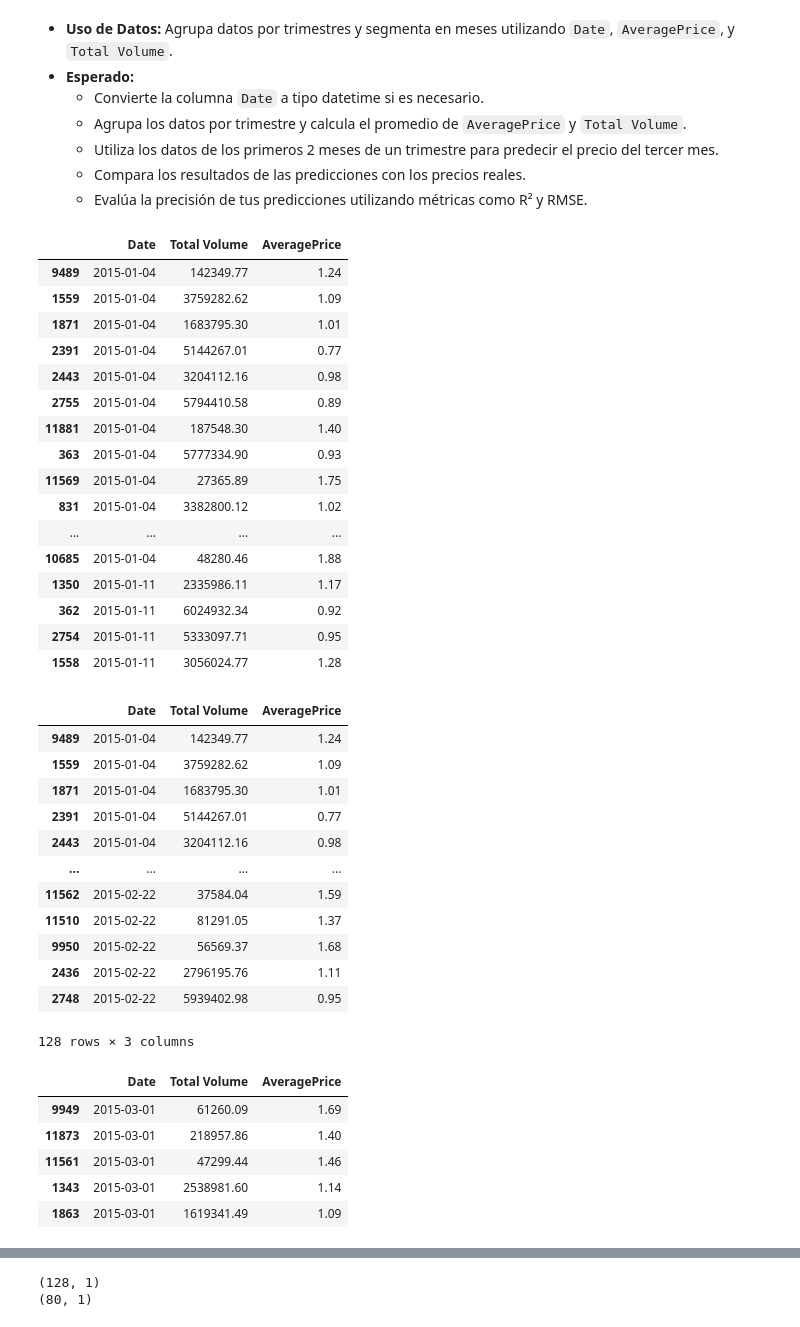
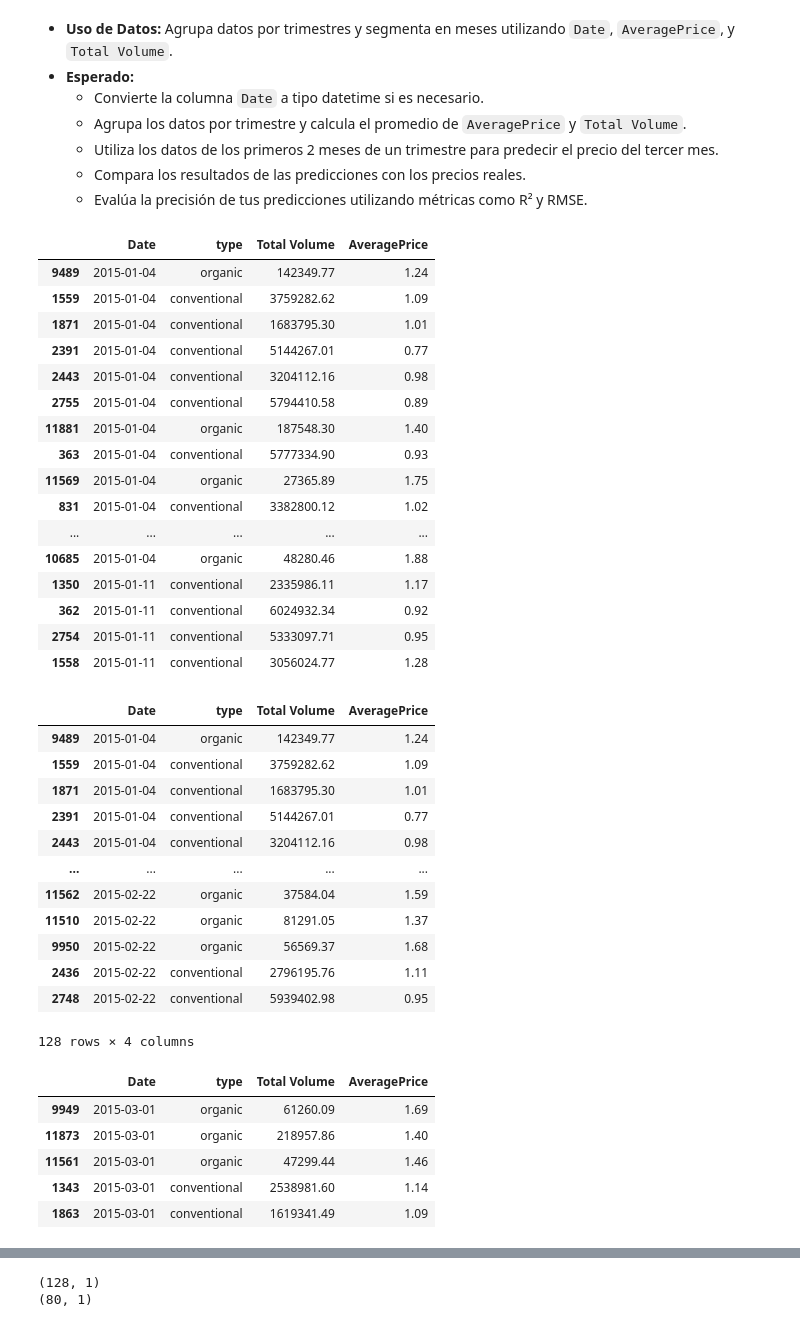
Before and after one commit to albagd77/MAGic-Avocado-TP1, a Jupyter notebook: 05_correlacion_y_regresion.ipynb, the cells around one changed output, grey strips where cells are left out. Drawn from its saved outputs; the diff is of its cells as text; code cells hidden in the pictures.

```diff
--- a/05_correlacion_y_regresion.ipynb
+++ b/05_correlacion_y_regresion.ipynb
@@ -182,33 +182,33 @@ plt.show()
      - Compara los resultados de las predicciones con los precios reales.
      - Evalúa la precisión de tus predicciones utilizando métricas como R² y RMSE.
 # %%
-df_predic=greater_regions[['Date', 'Total Volume', 'AveragePrice']]
+df_predic=greater_regions[['Date', 'type', 'Total Volume', 'AveragePrice']]
 df_prediccion=df_predic.copy()
 # Asegurarse de que 'Date' esté en formato datetime
 df_prediccion['Date'] = pd.to_datetime(df_prediccion['Date'])
 
 # Ordenar por 'Date' en orden ascendente
 df_ordenado_por_fecha = df_prediccion.sort_values(by='Date', ascending=True)
 
 df_ordenado_por_fecha.head(20)
 # %% [output]
-|  | Date | Total Volume | AveragePrice |
-| 9489 | 2015-01-04 | 142349.77 | 1.24 |
-| 1559 | 2015-01-04 | 3759282.62 | 1.09 |
-| 1871 | 2015-01-04 | 1683795.30 | 1.01 |
-| 2391 | 2015-01-04 | 5144267.01 | 0.77 |
-| 2443 | 2015-01-04 | 3204112.16 | 0.98 |
-| 2755 | 2015-01-04 | 5794410.58 | 0.89 |
-| 11881 | 2015-01-04 | 187548.30 | 1.40 |
-| 363 | 2015-01-04 | 5777334.90 | 0.93 |
-| 11569 | 2015-01-04 | 27365.89 | 1.75 |
-| 831 | 2015-01-04 | 3382800.12 | 1.02 |
-| ... | ... | ... | ... |
-| 10685 | 2015-01-04 | 48280.46 | 1.88 |
-| 1350 | 2015-01-11 | 2335986.11 | 1.17 |
-| 362 | 2015-01-11 | 6024932.34 | 0.92 |
-| 2754 | 2015-01-11 | 5333097.71 | 0.95 |
-| 1558 | 2015-01-11 | 3056024.77 | 1.28 |
+|  | Date | type | Total Volume | AveragePrice |
+| 9489 | 2015-01-04 | organic | 142349.77 | 1.24 |
+| 1559 | 2015-01-04 | conventional | 3759282.62 | 1.09 |
+| 1871 | 2015-01-04 | conventional | 1683795.30 | 1.01 |
+| 2391 | 2015-01-04 | conventional | 5144267.01 | 0.77 |
+| 2443 | 2015-01-04 | conventional | 3204112.16 | 0.98 |
+| 2755 | 2015-01-04 | conventional | 5794410.58 | 0.89 |
+| 11881 | 2015-01-04 | organic | 187548.30 | 1.40 |
+| 363 | 2015-01-04 | conventional | 5777334.90 | 0.93 |
+| 11569 | 2015-01-04 | organic | 27365.89 | 1.75 |
+| 831 | 2015-01-04 | conventional | 3382800.12 | 1.02 |
+| ... | ... | ... | ... | ... |
+| 10685 | 2015-01-04 | organic | 48280.46 | 1.88 |
+| 1350 | 2015-01-11 | conventional | 2335986.11 | 1.17 |
+| 362 | 2015-01-11 | conventional | 6024932.34 | 0.92 |
+| 2754 | 2015-01-11 | conventional | 5333097.71 | 0.95 |
+| 1558 | 2015-01-11 | conventional | 3056024.77 | 1.28 |
 # %%
 # Obtener el primer año del DataFrame
 primer_año = df_ordenado_por_fecha['Date'].dt.year.min()
@@ -221,19 +221,19 @@ df_filtrado = df_ordenado_por_fecha[
 
 df_filtrado
 # %% [output]
-|  | Date | Total Volume | AveragePrice |
-| 9489 | 2015-01-04 | 142349.77 | 1.24 |
-| 1559 | 2015-01-04 | 3759282.62 | 1.09 |
-| 1871 | 2015-01-04 | 1683795.30 | 1.01 |
-| 2391 | 2015-01-04 | 5144267.01 | 0.77 |
-| 2443 | 2015-01-04 | 3204112.16 | 0.98 |
-| ... | ... | ... | ... |
-| 11562 | 2015-02-22 | 37584.04 | 1.59 |
-| 11510 | 2015-02-22 | 81291.05 | 1.37 |
-| 9950 | 2015-02-22 | 56569.37 | 1.68 |
-| 2436 | 2015-02-22 | 2796195.76 | 1.11 |
-| 2748 | 2015-02-22 | 5939402.98 | 0.95 |
+|  | Date | type | Total Volume | AveragePrice |
+| 9489 | 2015-01-04 | organic | 142349.77 | 1.24 |
+| 1559 | 2015-01-04 | conventional | 3759282.62 | 1.09 |
+| 1871 | 2015-01-04 | conventional | 1683795.30 | 1.01 |
+| 2391 | 2015-01-04 | conventional | 5144267.01 | 0.77 |
+| 2443 | 2015-01-04 | conventional | 3204112.16 | 0.98 |
+| ... | ... | ... | ... | ... |
+| 11562 | 2015-02-22 | organic | 37584.04 | 1.59 |
+| 11510 | 2015-02-22 | organic | 81291.05 | 1.37 |
+| 9950 | 2015-02-22 | organic | 56569.37 | 1.68 |
+| 2436 | 2015-02-22 | conventional | 2796195.76 | 1.11 |
+| 2748 | 2015-02-22 | conventional | 5939402.98 | 0.95 |
-128 rows × 3 columns
+128 rows × 4 columns
 # %%
 df_filtrado_3r = df_ordenado_por_fecha[
     (df_ordenado_por_fecha['Date'].dt.year == primer_año) &
@@ -241,12 +241,12 @@ df_filtrado_3r = df_ordenado_por_fecha[
 ]
 df_filtrado_3r.head()
 # %% [output]
-|  | Date | Total Volume | AveragePrice |
-| 9949 | 2015-03-01 | 61260.09 | 1.69 |
-| 11873 | 2015-03-01 | 218957.86 | 1.40 |
-| 11561 | 2015-03-01 | 47299.44 | 1.46 |
-| 1343 | 2015-03-01 | 2538981.60 | 1.14 |
-| 1863 | 2015-03-01 | 1619341.49 | 1.09 |
+|  | Date | type | Total Volume | AveragePrice |
+| 9949 | 2015-03-01 | organic | 61260.09 | 1.69 |
+| 11873 | 2015-03-01 | organic | 218957.86 | 1.40 |
+| 11561 | 2015-03-01 | organic | 47299.44 | 1.46 |
+| 1343 | 2015-03-01 | conventional | 2538981.60 | 1.14 |
+| 1863 | 2015-03-01 | conventional | 1619341.49 | 1.09 |
 # %%
 #Definimos X e y para el modelo
 X=df_filtrado[['Total Volume','AveragePrice']].drop(columns='AveragePrice')
```
Also changed, not shown: parts of 5 cells of this notebook.
